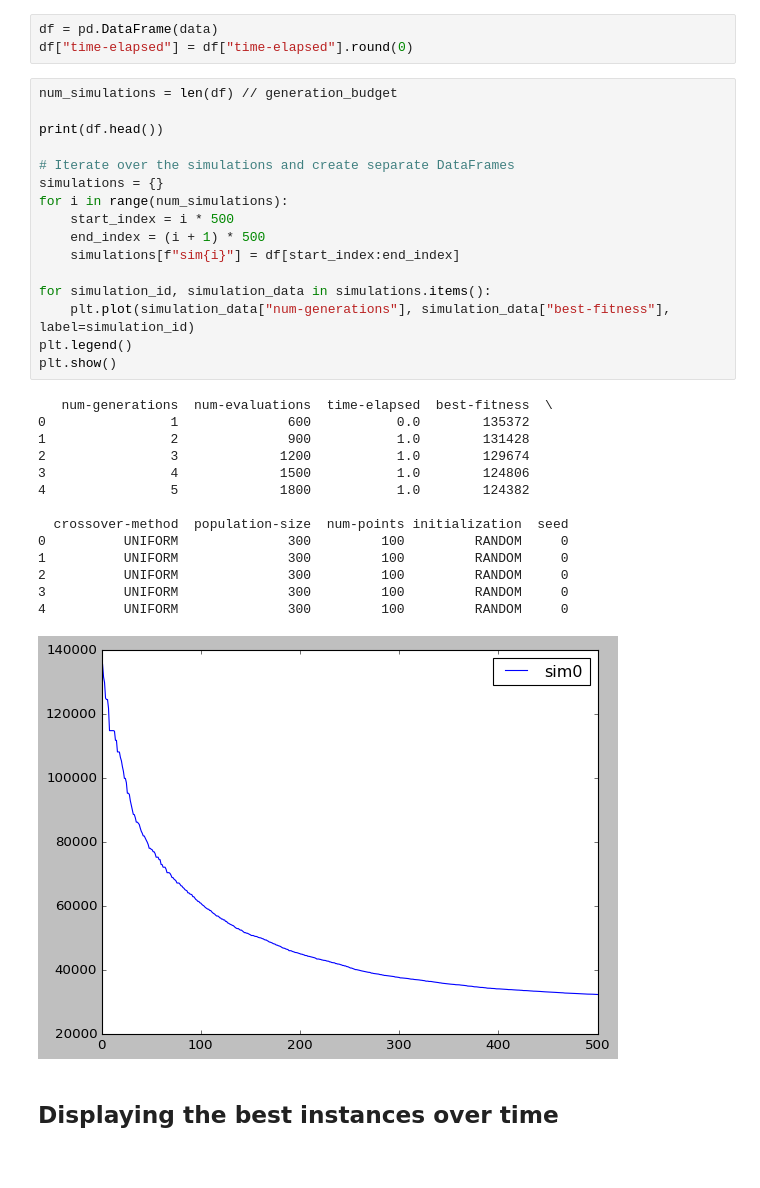
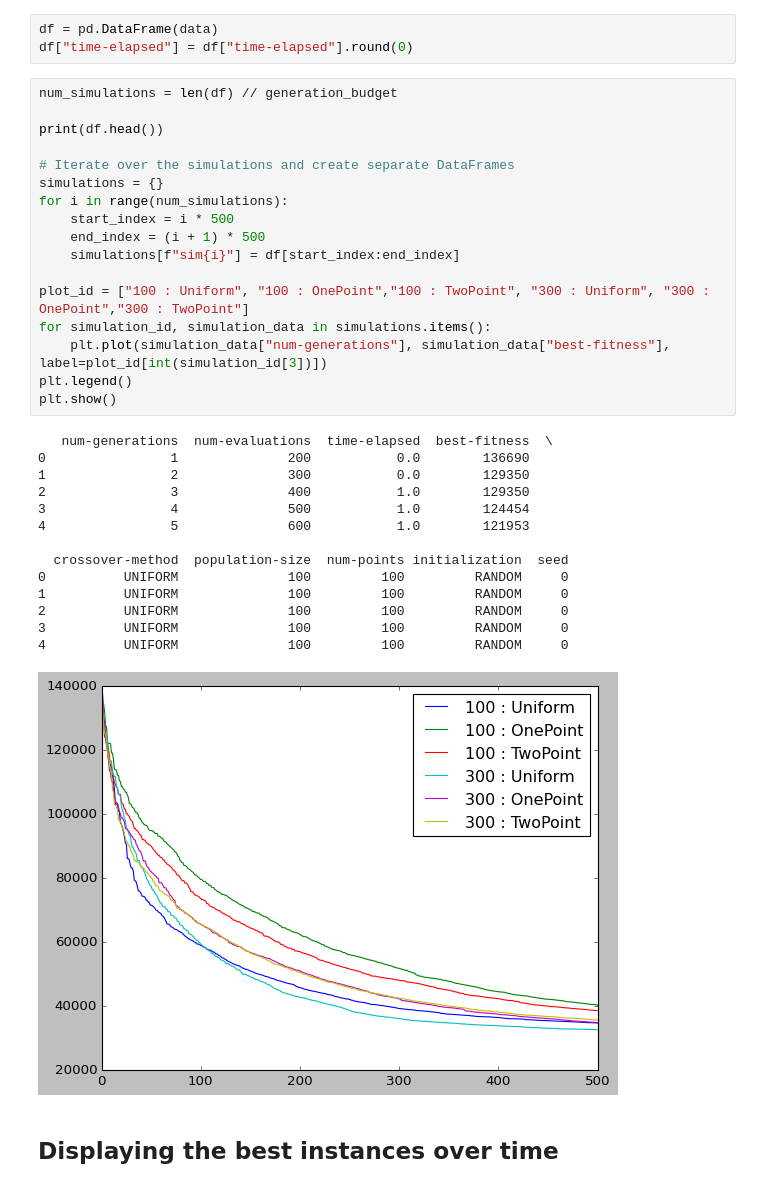
Before and after one commit to DennisLent/VanGogh, a Jupyter notebook: analysis.ipynb, the cells around one changed output. Cells and saved outputs as stored; diff of their text form.

Commit message:
added plot for 100 popsize

```diff
--- a/analysis.ipynb
+++ b/analysis.ipynb
@@ -119,34 +119,35 @@ df["time-elapsed"] = df["time-elapsed"].round(0)
 # %%
 num_simulations = len(df) // generation_budget
 
 print(df.head())
 
 # Iterate over the simulations and create separate DataFrames
 simulations = {}
 for i in range(num_simulations):
     start_index = i * 500
     end_index = (i + 1) * 500
     simulations[f"sim{i}"] = df[start_index:end_index]
 
+plot_id = ["100 : Uniform", "100 : OnePoint","100 : TwoPoint", "300 : Uniform", "300 : OnePoint","300 : TwoPoint"]
 for simulation_id, simulation_data in simulations.items():
-    plt.plot(simulation_data["num-generations"], simulation_data["best-fitness"], label=simulation_id)
+    plt.plot(simulation_data["num-generations"], simulation_data["best-fitness"], label=plot_id[int(simulation_id[3])])
 plt.legend()
 plt.show()
 # %% [output]
    num-generations  num-evaluations  time-elapsed  best-fitness  \
-0                1              600           0.0        135372
-1                2              900           1.0        131428
-2                3             1200           1.0        129674
-3                4             1500           1.0        124806
-4                5             1800           1.0        124382
+0                1              200           0.0        136690
+1                2              300           0.0        129350
+2                3              400           1.0        129350
+3                4              500           1.0        124454
+4                5              600           1.0        121953
 
   crossover-method  population-size  num-points initialization  seed
-0          UNIFORM              300         100         RANDOM     0
-1          UNIFORM              300         100         RANDOM     0
-2          UNIFORM              300         100         RANDOM     0
-3          UNIFORM              300         100         RANDOM     0
-4          UNIFORM              300         100         RANDOM     0
+0          UNIFORM              100         100         RANDOM     0
+1          UNIFORM              100         100         RANDOM     0
+2          UNIFORM              100         100         RANDOM     0
+3          UNIFORM              100         100         RANDOM     0
+4          UNIFORM              100         100         RANDOM     0
-[figure, old version]
+[figure, new version]
 # %% [markdown]
 ## Displaying the best instances over time
 # %%
```
Also changed, not shown: parts of 1 cell of this notebook, 1 other file.
